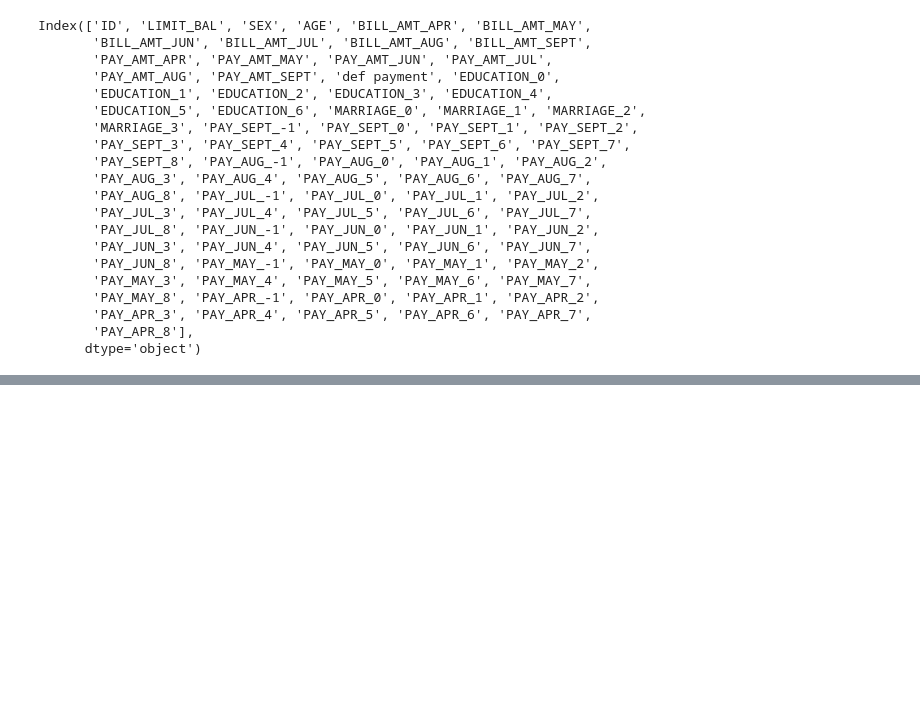
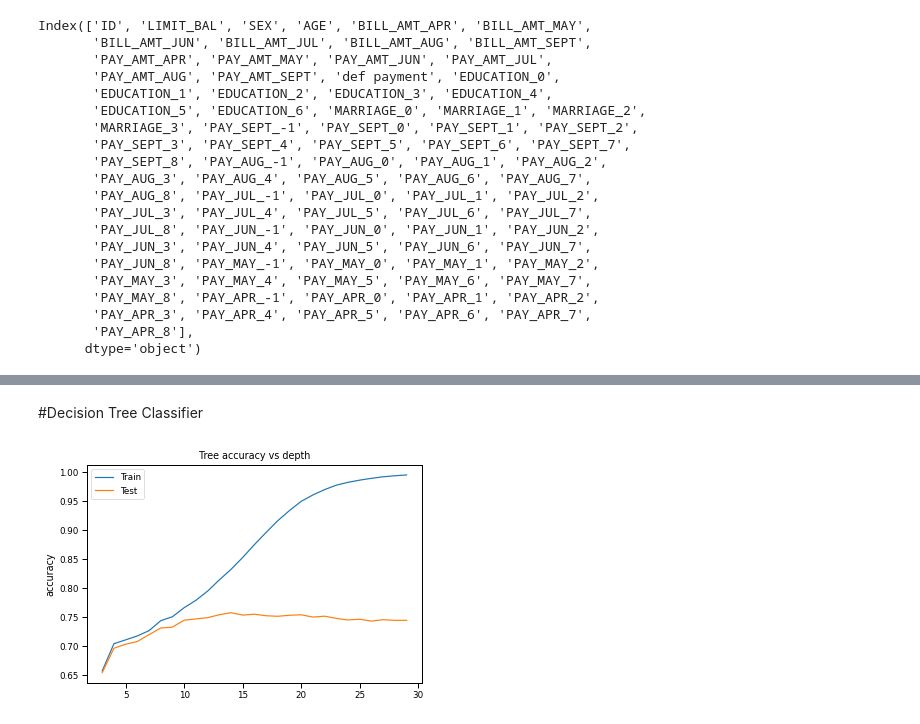
Before and after one commit to ansonsibi1/Credit-Card-Default-Prediction---Capstone-Project, a Jupyter notebook: Credit_Card_Default_Prediction_Capstone_Project.ipynb, the cells around one changed output, grey strips where cells are left out. Cells and saved outputs as stored; diff of their text form; code cells hidden in the pictures; blank space fills up the shorter version.

```diff
--- a/Credit_Card_Default_Prediction_Capstone_Project.ipynb
+++ b/Credit_Card_Default_Prediction_Capstone_Project.ipynb
@@ -533,0 +584,10 @@ Index(['ID', 'LIMIT_BAL', 'SEX', 'AGE', 'BILL_AMT_APR', 'BILL_AMT_MAY',
+# %%
+models=[]
+lr_model=LogisticRegression()
+models.append(lr_model)
+DF_model=DecisionTreeClassifier()
+models.append(DF_model)
+RF_model=RandomForestClassifier()
+models.append(RF_model)
+xgb_model=XGBClassifier()
+models.append(xgb_model)
@@ -533,0 +709,2 @@ Index(['ID', 'LIMIT_BAL', 'SEX', 'AGE', 'BILL_AMT_APR', 'BILL_AMT_MAY',
+# %%
+skf = StratifiedKFold(n_splits = 5, shuffle=True, random_state=2)
@@ -533,0 +828,25 @@ Index(['ID', 'LIMIT_BAL', 'SEX', 'AGE', 'BILL_AMT_APR', 'BILL_AMT_MAY',
+# %% [markdown]
+#Decision Tree Classifier
+# %%
+depth_list=np.arange(3,30)
+train,test=[],[]
+for depth in depth_list:
+    tree = DecisionTreeClassifier(max_depth=depth)
+    tree.fit(x_train, y_train)
+    prediction = tree.predict(x_test)
+    train_pred = tree.predict(x_train)
+    train_acc = accuracy_score(y_train, train_pred)
+    test_acc = accuracy_score(y_test, prediction)
+    train.append(train_acc)
+    test.append(test_acc)
+performance = pd.DataFrame({'max_depth':depth_list,'Train_acc':train,'Test_acc':test})
+fig, ax = plt.subplots()
+x_axis = depth_list
+ax.plot(x_axis, performance['Train_acc'], label='Train')
+ax.plot(x_axis, performance['Test_acc'], label='Test')
+ax.legend()
+plt.ylabel('accuracy')
+plt.title('Tree accuracy vs depth')
+plt.show()
+# %% [output]
+[figure, added]
```
Also changed, not shown: parts of 57 cells of this notebook.
